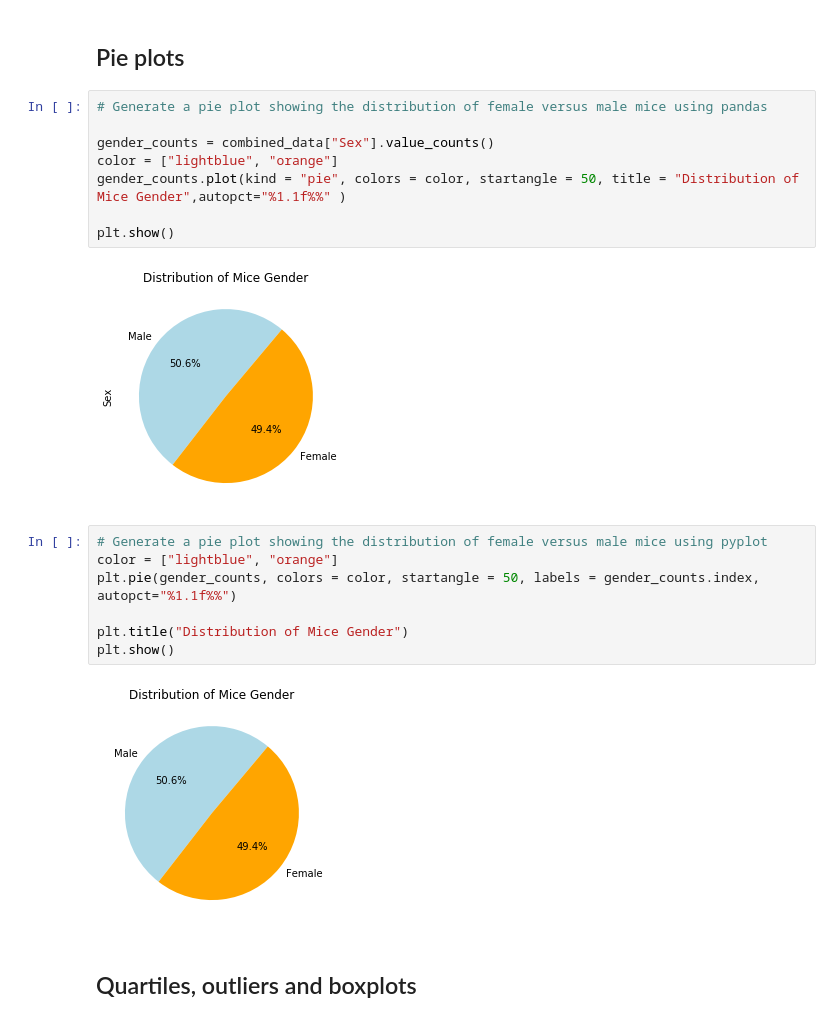
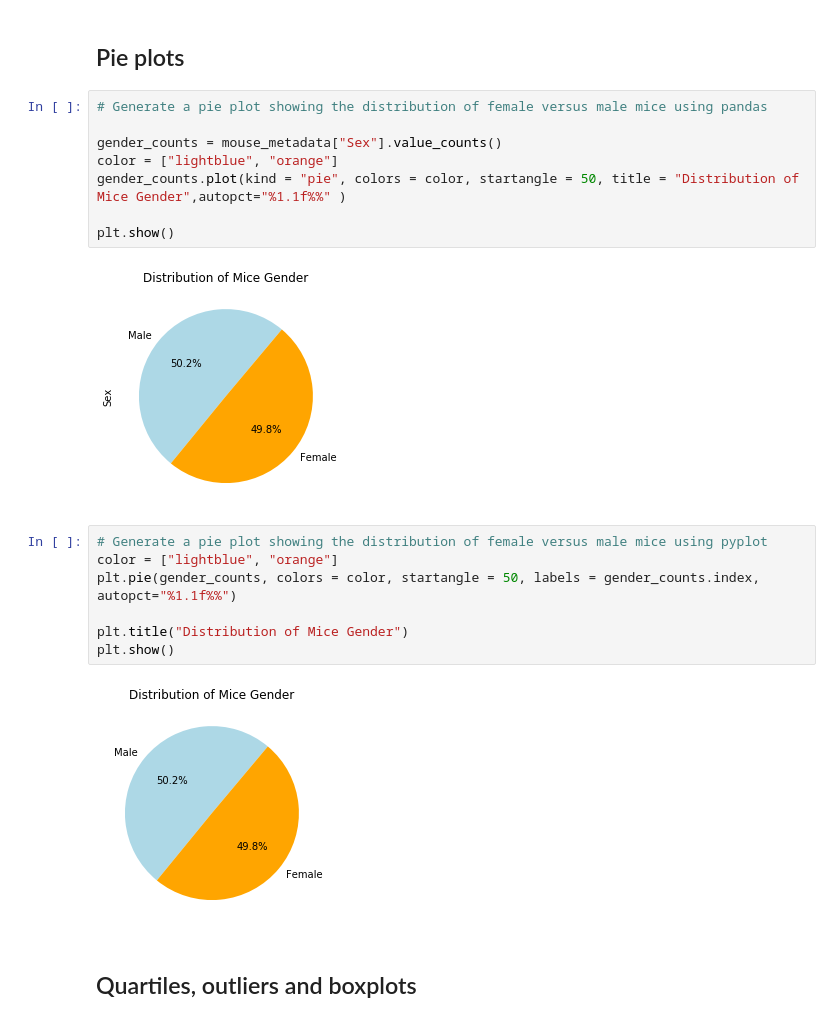
Before and after one commit to sereneys/Matplotlib-Pymaceuticals, a Jupyter notebook: pymaceuticals_starter.ipynb, the cells around one changed output. Saved outputs shown, nothing was run; the diff lists cells and outputs as text.

```diff
--- a/pymaceuticals_starter.ipynb
+++ b/pymaceuticals_starter.ipynb
@@ -108,13 +108,13 @@ plt.show()
 # %%
 # Generate a pie plot showing the distribution of female versus male mice using pandas
 
-gender_counts = combined_data["Sex"].value_counts()
+gender_counts = mouse_metadata["Sex"].value_counts()
 color = ["lightblue", "orange"]
 gender_counts.plot(kind = "pie", colors = color, startangle = 50, title = "Distribution of Mice Gender",autopct="%1.1f%%" )
 
 plt.show()
 # %% [output]
-[figure, old version]
+[figure, new version]
 # %%
 # Generate a pie plot showing the distribution of female versus male mice using pyplot
 color = ["lightblue", "orange"]
@@ -123,7 +123,7 @@ plt.pie(gender_counts, colors = color, startangle = 50, labels = gender_counts.i
 plt.title("Distribution of Mice Gender")
 plt.show()
 # %% [output]
-[figure, old version]
+[figure, new version]
 # %% [markdown]
 ## Quartiles, outliers and boxplots
 # %%
```
Also changed, not shown: parts of 2 cells of this notebook.
